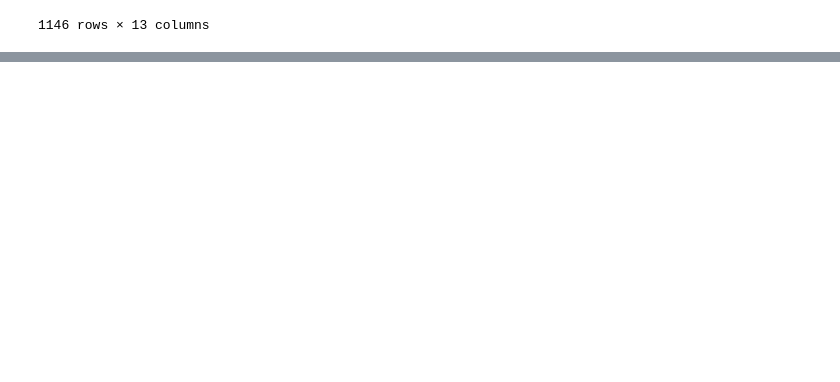
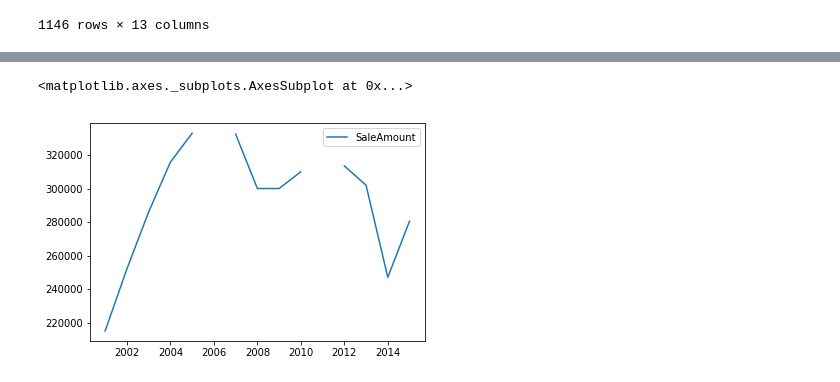
Before and after one commit to jamiekasulis/ct_real_estate_sales, a Jupyter notebook: Data Exploration.ipynb, the cells around one changed output, grey strips where cells are left out. Saved outputs shown, nothing was run; the diff lists cells and outputs as text; code cells hidden in the pictures; blank space fills up the shorter version.

```diff
--- a/Data Exploration.ipynb
+++ b/Data Exploration.ipynb
@@ -430,0 +604,5 @@ ansonia.sort_values('AssessedValue', ascending=False)
+# %%
+median_timeseries('Milford', 'SaleAmount').plot()
+# %% [output]
+<matplotlib.axes._subplots.AxesSubplot at 0x...>
+[figure, added]
```
Also changed, not shown: parts of 20 cells of this notebook.
